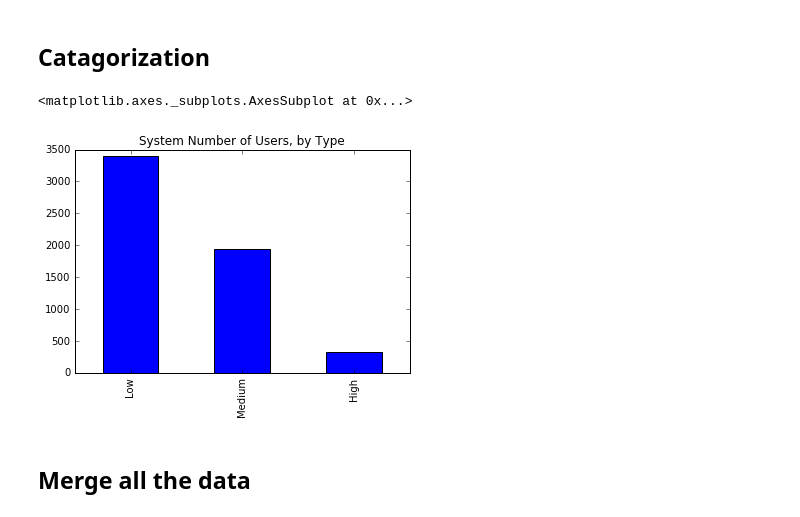
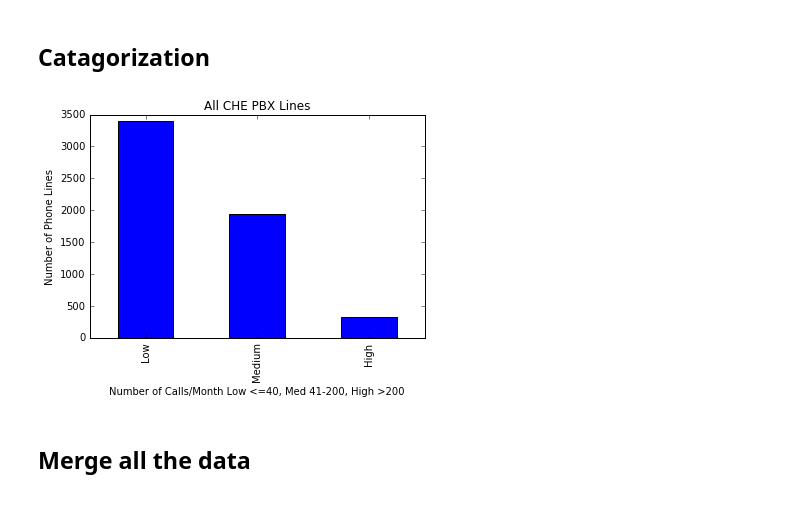
Before and after one commit to CityOfLosAngeles/pbx-analysis, a Jupyter notebook: DataCleaning.ipynb, the cells around one changed output. Saved outputs shown, nothing was run; the diff lists cells and outputs as text; code cells hidden in the pictures.

```diff
--- a/DataCleaning.ipynb
+++ b/DataCleaning.ipynb
@@ -146,11 +146,12 @@ def catagorize(row):
         return 'Low'
 # %%
 annual_totals['catagory'] = annual_totals.apply(catagorize, axis=1)
-# %%
-annual_totals.catagory.value_counts().plot(kind='bar', title='System Number of Users, by Type')
-# %% [output]
-<matplotlib.axes._subplots.AxesSubplot at 0x...>
-[figure, removed]
+# %%
+ax = annual_totals.catagory.value_counts().plot(kind='bar', title='All CHE PBX Lines')
+ax.set_xlabel('Number of Calls/Month Low <=40, Med 41-200, High >200')
+ax.set_ylabel('Number of Phone Lines')
+# %% [output]
+[figure, added]
 # %%
 p1 = Bar(annual_totals.catagory.value_counts(), title='System Number of Users, by Type',
                                                 palette=['red', 'green', 'blue'],
```
Also changed, not shown: parts of 4 cells of this notebook.
